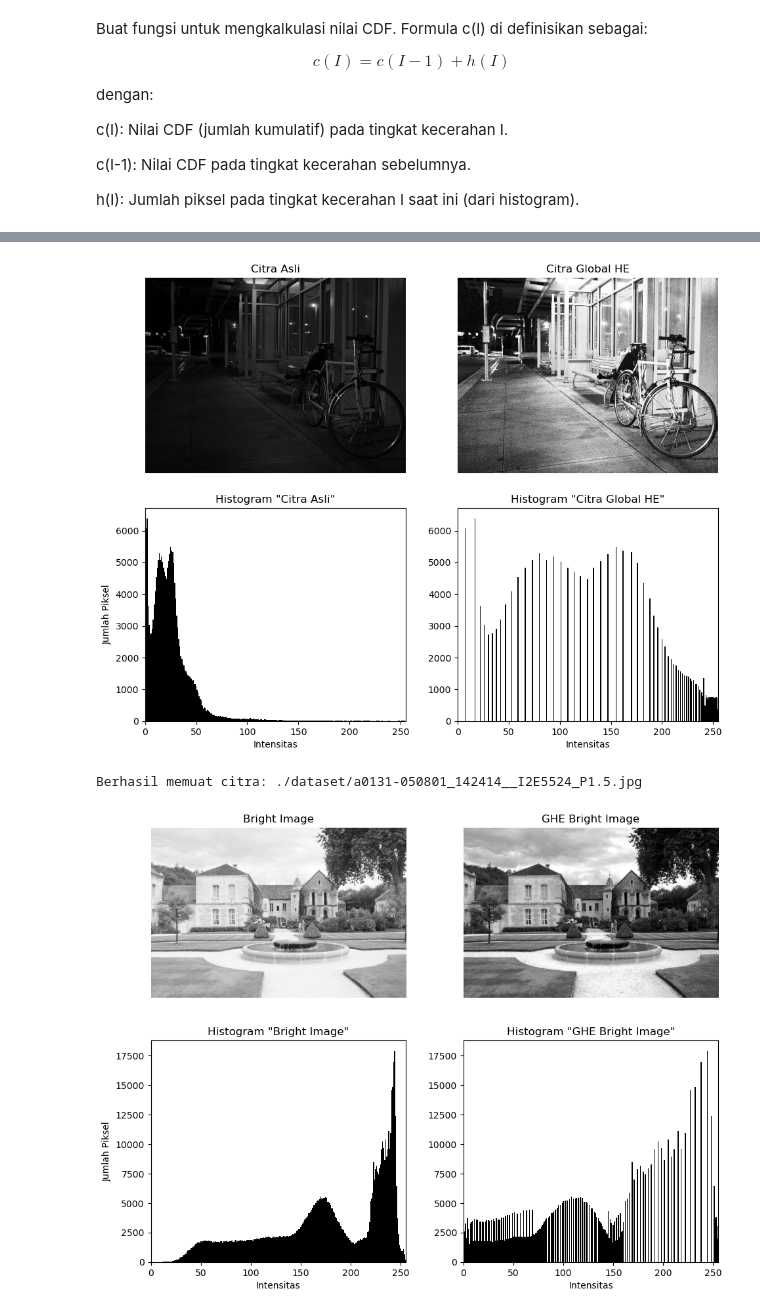
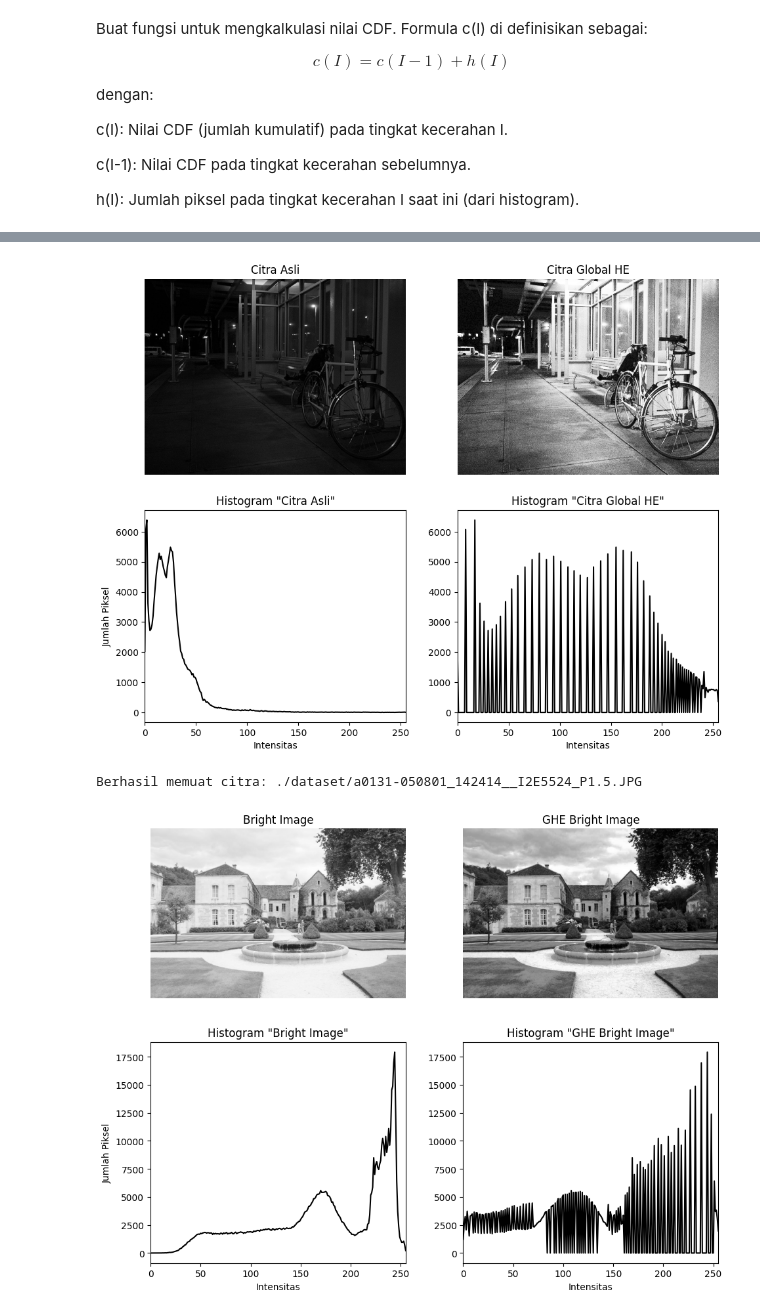
Before and after one commit to sakspari/CVL_Assignment01, a Jupyter notebook: main.ipynb, the cells around one changed output, grey strips where cells are left out. Saved outputs shown, nothing was run; the diff lists cells and outputs as text; code cells hidden in the pictures.

```diff
--- a/main.ipynb
+++ b/main.ipynb
@@ -165,7 +165,7 @@ def vis_images_comparisons_with_histograms(image_dict):
         # Histogram
         hist = calc_histogram(np_img)
         ax_hist = axs[1, i]
-        ax_hist.bar(range(256), hist, color='black', width=1.0)
+        ax_hist.plot(hist, color='black')
         ax_hist.set_title(f'Histogram "{title}"')
         ax_hist.set_xlabel('Intensitas')
         ax_hist.set_xlim([0, 255])
@@ -213,21 +213,21 @@ dict_results = {
 
 vis_images_comparisons_with_histograms(dict_results)
 # %% [output]
-[figure, old version]
+[figure, new version]
 # %%
 # aplikasi di bright image
 # bright_img_path = './dataset/a0066-Ja_Pe-65.jpg'
-bright_img_path = './dataset/a0131-050801_142414__I2E5524_P1.5.jpg'
+bright_img_path = './dataset/a0131-050801_142414__I2E5524_P1.5.JPG'
 np_bright_img = load_image(bright_img_path)
 ghe_bright_img = global_he(np_bright_img)
 results = {
     "Bright Image": np_bright_img,
     "GHE Bright Image": ghe_bright_img
 }
 vis_images_comparisons_with_histograms(results)
 # %% [output]
-Berhasil memuat citra: ./dataset/a0131-050801_142414__I2E5524_P1.5.jpg
+Berhasil memuat citra: ./dataset/a0131-050801_142414__I2E5524_P1.5.JPG
-[figure, old version]
+[figure, new version]
 # %%
 # aplikasi di bright image
 bright_img_path = './dataset/a0066-Ja_Pe-65.jpg'
```
Also changed, not shown: parts of 11 cells of this notebook.
